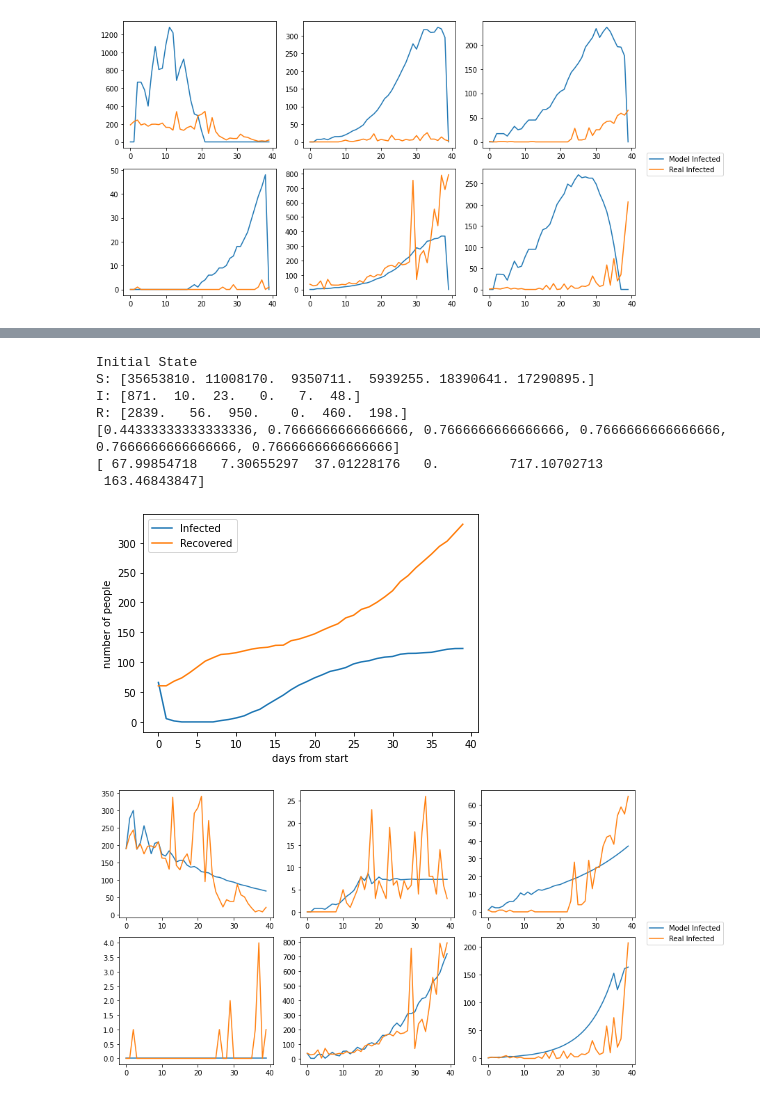
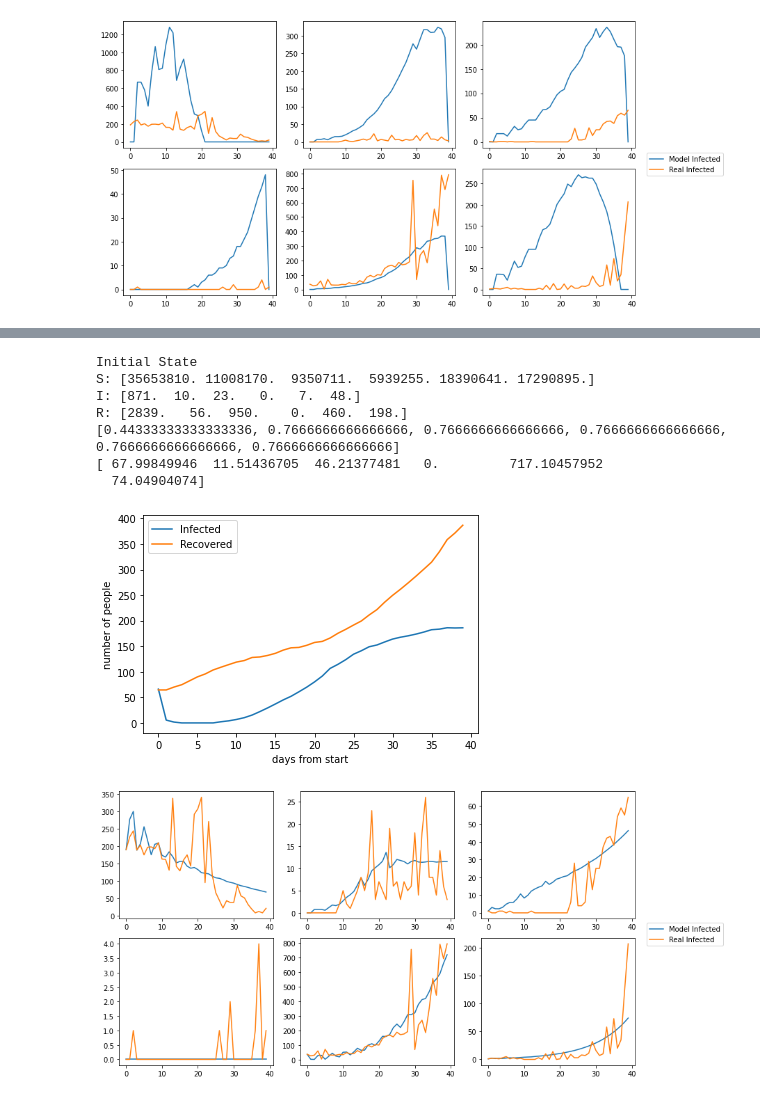
Before and after one commit to hienvanhuynh/appcomponents, a Jupyter notebook: ncov_AppliedMath.ipynb, the cells around one changed output, grey strips where cells are left out. Cells and saved outputs as stored; diff of their text form; code cells hidden in the pictures.

```diff
--- a/ncov_AppliedMath.ipynb
+++ b/ncov_AppliedMath.ipynb
@@ -656,6 +419,8 @@ for i in range(delta.days + 1):
     if recovered < 0:
       recovered = 0
     #update
+    if area==3 and newInfected!=0:
+      print("index:",i+detectDay[area]-beginSpread, "value:", Is[i + detectDay[area] - beginSpread, area])
     NewInfecteds[i, area] = newInfected
     R[area] += recovered
     I[area] += newInfected - recovered
@@ -762,12 +538,12 @@ print("R:", R)
 
 spreadRate = [1.33 /spreadRange, 2.3 /spreadRange, 2.3 /spreadRange, 2.3/spreadRange, 2.3/spreadRange, 2.3/spreadRange]
 print(spreadRate)
-spreadRateScale = np.array([[[3500, 1], [7000, 0.7]],
-                            [[30, 1.7], [50, 1]],
-                            [[15, 1.7], [30, 1.2]],
-                            [[15, 1.7], [30, 1.2]],
-                            [[1500, 2], [7000, 1.2]],
-                            [[15, 1.7], [1000, 1.2]],
+spreadRateScale = np.array([[[6000, 1], [10000, 0.7]],
+                            [[30, 1.5], [100, 1]],
+                            [[15, 1.5], [100, 1.2]],
+                            [[15, 1.5], [30, 1.2]],
+                            [[1500, 2], [6000, 1.2]],
+                            [[15, 1.5], [1000, 1.2]],
                             ])
 
 recoverRate = 1/14
@@ -844,34 +620,34 @@ sdate = date(2021, 5, 27)   # start date
 edate = date(2021, 7, 5)   # end date
 
 fig, axs = plt.subplots(2, 3)
 fig.set_size_inches(11,6)
 axs[0,0].plot(range((edate - sdate).days + 1),NewInfecteds[:,0], label="Model Infected")
 axs[0,0].plot(range((edate - sdate).days + 1),dailyCaseInAreas[:, 0], label="Real Infected")
 
 axs[0,1].plot(range((edate - sdate).days + 1),NewInfecteds[:,1])
 axs[0,1].plot(range((edate - sdate).days + 1),dailyCaseInAreas[:, 1])
 
 axs[0,2].plot(range((edate - sdate).days + 1),NewInfecteds[:,2])
 axs[0,2].plot(range((edate - sdate).days + 1),dailyCaseInAreas[:, 2])
 
 axs[1,0].plot(range((edate - sdate).days + 1),NewInfecteds[:,3])
 axs[1,0].plot(range((edate - sdate).days + 1),dailyCaseInAreas[:, 3])
 
 axs[1,1].plot(range((edate - sdate).days + 1),NewInfecteds[:,4])
 axs[1,1].plot(range((edate - sdate).days + 1),dailyCaseInAreas[:, 4])
 
 axs[1,2].plot(range((edate - sdate).days + 1),NewInfecteds[:,5])
 axs[1,2].plot(range((edate - sdate).days + 1),dailyCaseInAreas[:, 5])
 
 fig.legend(loc=0, bbox_to_anchor=(1.15,0.55), bbox_transform=fig.transFigure)
 fig.tight_layout()
 # %% [output]
 Initial State
 S: [35653810. 11008170.  9350711.  5939255. 18390641. 17290895.]
 I: [871.  10.  23.   0.   7.  48.]
 R: [2839.   56.  950.    0.  460.  198.]
 [0.44333333333333336, 0.7666666666666666, 0.7666666666666666, 0.7666666666666666, 0.7666666666666666, 0.7666666666666666]
-[ 67.99854718   7.30655297  37.01228176   0.         717.10702713
- 163.46843847]
+[ 67.99849946  11.51436705  46.21377481   0.         717.10457952
+  74.04904074]
-[figure, old version]
+[figure, new version]
-[figure, old version]
+[figure, new version]
```
Also changed, not shown: parts of 3 cells of this notebook.
